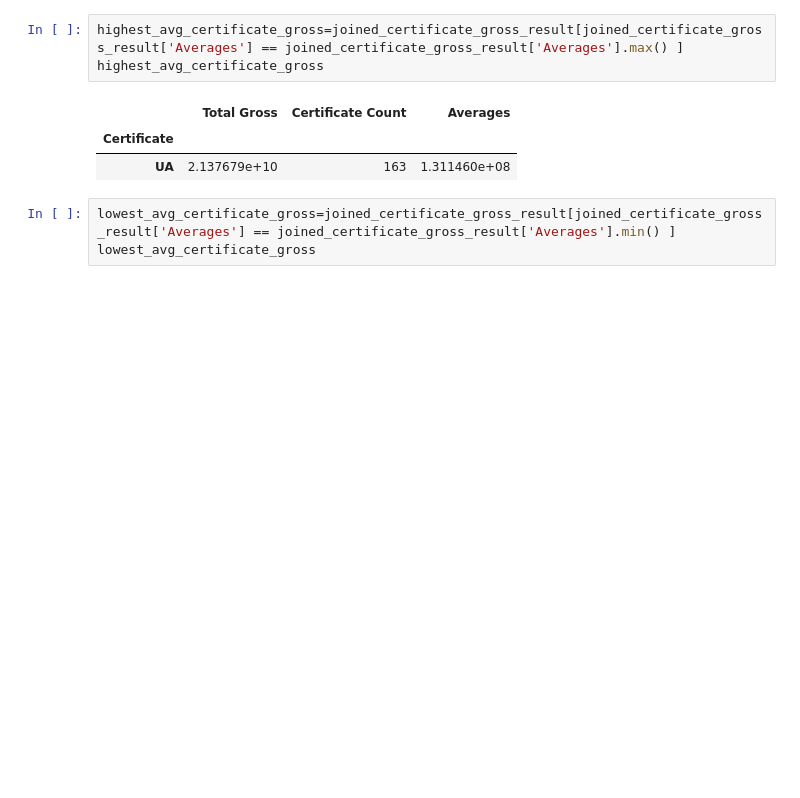
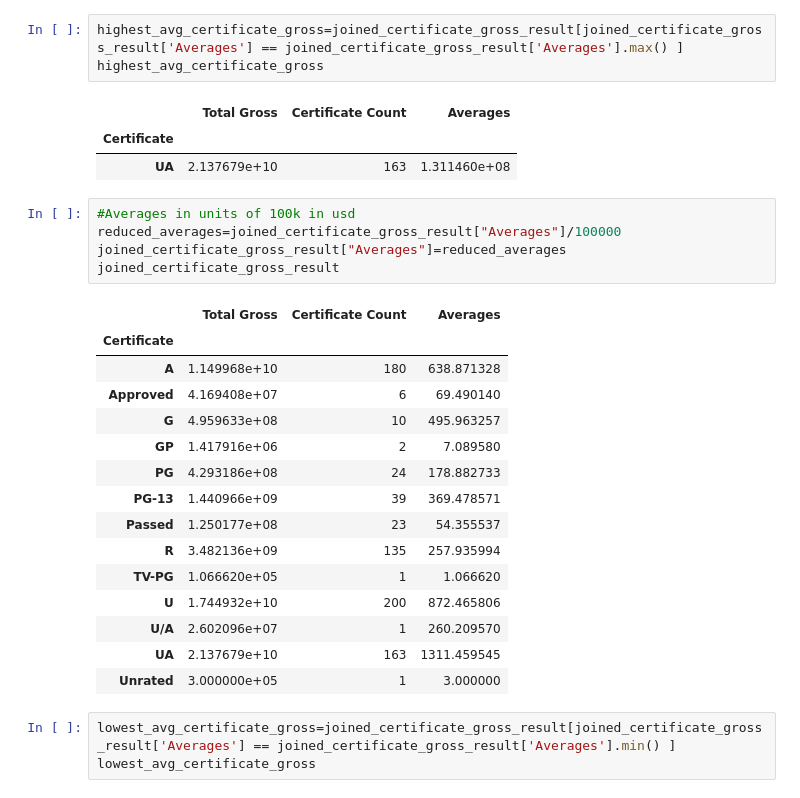
Before and after one commit to saaallyahmed/Mango5, a Jupyter notebook: ee_Top 1000 Movie Analysis.ipynb, the cells around one changed output. Cells and saved outputs as stored; diff of their text form; blank space fills up the shorter version.

```diff
--- a/ee_Top 1000 Movie Analysis.ipynb
+++ b/ee_Top 1000 Movie Analysis.ipynb
@@ -895,6 +881,27 @@ highest_avg_certificate_gross
 |  | Total Gross | Certificate Count | Averages |
 | Certificate |  |  |  |
 | UA | 2.137679e+10 | 163 | 1.311460e+08 |
+# %%
+#Averages in units of 100k in usd
+reduced_averages=joined_certificate_gross_result["Averages"]/100000
+joined_certificate_gross_result["Averages"]=reduced_averages
+joined_certificate_gross_result
+# %% [output]
+|  | Total Gross | Certificate Count | Averages |
+| Certificate |  |  |  |
+| A | 1.149968e+10 | 180 | 638.871328 |
+| Approved | 4.169408e+07 | 6 | 69.490140 |
+| G | 4.959633e+08 | 10 | 495.963257 |
+| GP | 1.417916e+06 | 2 | 7.089580 |
+| PG | 4.293186e+08 | 24 | 178.882733 |
+| PG-13 | 1.440966e+09 | 39 | 369.478571 |
+| Passed | 1.250177e+08 | 23 | 54.355537 |
+| R | 3.482136e+09 | 135 | 257.935994 |
+| TV-PG | 1.066620e+05 | 1 | 1.066620 |
+| U | 1.744932e+10 | 200 | 872.465806 |
+| U/A | 2.602096e+07 | 1 | 260.209570 |
+| UA | 2.137679e+10 | 163 | 1311.459545 |
+| Unrated | 3.000000e+05 | 1 | 3.000000 |
 # %%
 lowest_avg_certificate_gross=joined_certificate_gross_result[joined_certificate_gross_result['Averages'] == joined_certificate_gross_result['Averages'].min() ]
 lowest_avg_certificate_gross
```
Also changed, not shown: parts of 4 cells of this notebook.
